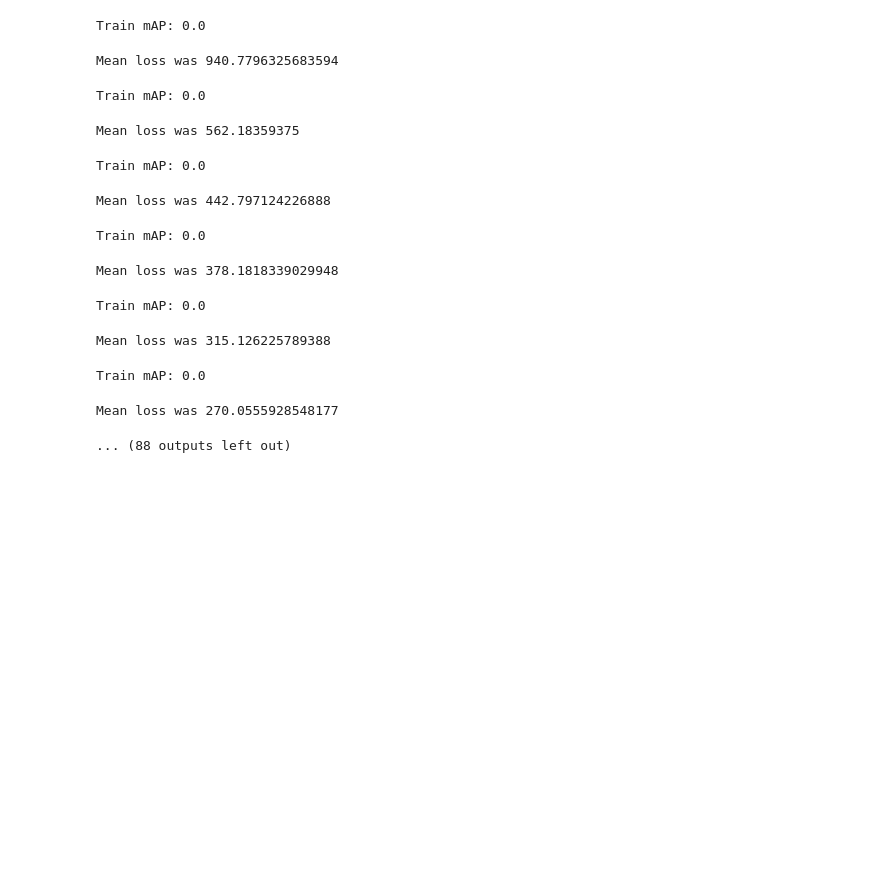
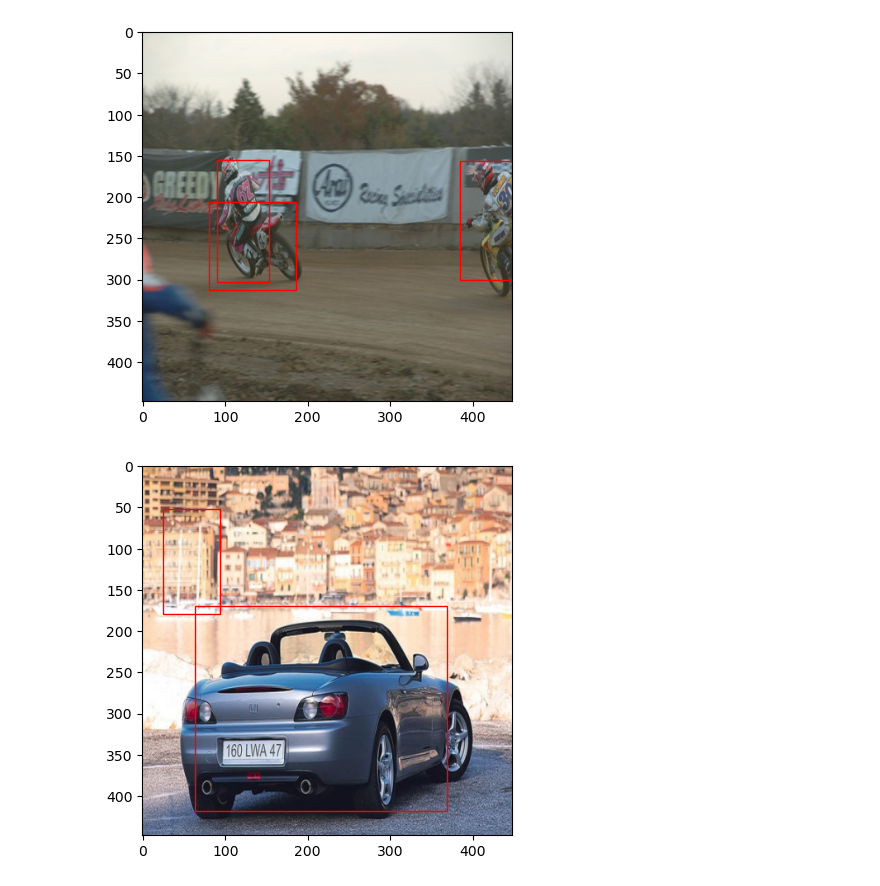
Before and after one commit to YBansal95/ObjectDetection_BoundingBox_PyTorch, a Jupyter notebook: yolov1-implementation-with-batchnorm.ipynb, the cells around one changed output. Drawn from its saved outputs; the diff is of its cells as text; code cells hidden in the pictures; blank space fills up the shorter version.

Commit message:
YOLOv1_implementation_with_BatchNorm | PASCAL VOC

```diff
--- a/yolov1-implementation-with-batchnorm.ipynb
+++ b/yolov1-implementation-with-batchnorm.ipynb
@@ -493,11 +493,11 @@ seed = 123
 torch.manual_seed(seed)
 
 # Hyperparameters
-LEARNING_RATE = 2e-5
+LEARNING_RATE = 1e-4
 DEVICE = "cuda" if torch.cuda.is_available else "cpu"
-BATCH_SIZE = 16
+BATCH_SIZE = 8
 WEIGHT_DECAY = 0
-EPOCHS = 500
+EPOCHS = 75
 NUM_WORKERS = 2
 PIN_MEMORY = True
 IMG_DIR = "../input/pascalvoc-yolo/images"
@@ -642,33 +664,12 @@ def plot_image(image, boxes):
 # %%
-for epoch in range(EPOCHS):
-    pred_boxes, target_boxes = get_bboxes(train_loader, model, iou_threshold=0.5, threshold=0.4)
+for x, y in train_loader:
+    x = x.to(DEVICE)
+    for idx in range(8):
+        bboxes = cellboxes_to_boxes(model(x))
+        bboxes = non_max_suppression(bboxes[idx], iou_threshold=0.5, threshold=0.4, box_format="midpoint")
+        plot_image(x[idx].permute(1,2,0).to("cpu"), bboxes)
 
-    mean_avg_prec = mean_average_precision(pred_boxes, target_boxes, iou_threshold=0.5, box_format="midpoint")
-    print(f"Train mAP: {mean_avg_prec}")
-
-    train_fn(train_loader, model, optimizer, loss_fn)
-
-    if mean_avg_prec > 0.95:
-        for x, y in train_loader:
-            x = x.to(DEVICE)
-            for idx in range(8):
-                bboxes = cellboxes_to_boxes(model(x))
-                bboxes = non_max_suppression(bboxes[idx], iou_threshold=0.5, threshold=0.4, box_format="midpoint")
-                plot_image(x[idx].permute(1,2,0).to("cpu"), bboxes)
-
-            import sys
-            sys.exit()
+    break
 # %% [output]
-Train mAP: 0.0
-Mean loss was 940.7796325683594
-Train mAP: 0.0
-Mean loss was 562.18359375
-Train mAP: 0.0
-Mean loss was 442.797124226888
-Train mAP: 0.0
-Mean loss was 378.1818339029948
-Train mAP: 0.0
-Mean loss was 315.126225789388
-Train mAP: 0.0
-Mean loss was 270.0555928548177
-... (88 outputs left out)
+[figure, added]
+[figure, added]
```
Also changed, not shown: parts of 8 cells of this notebook.
